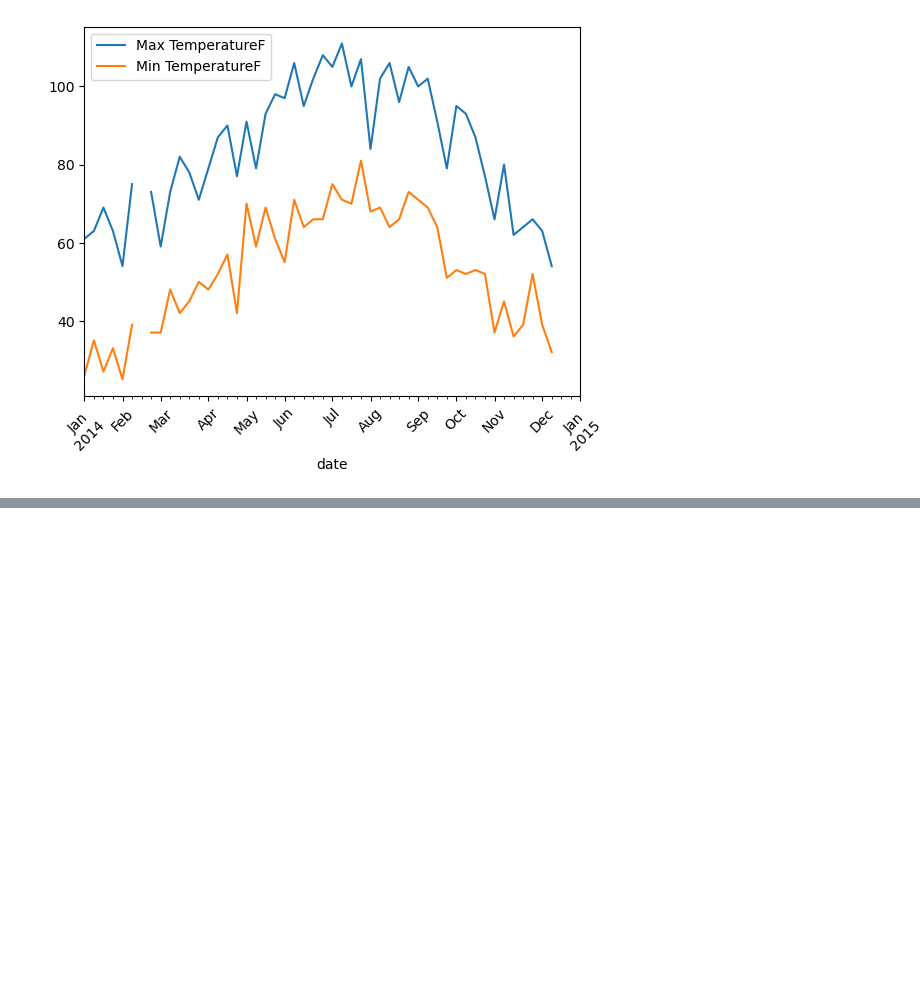
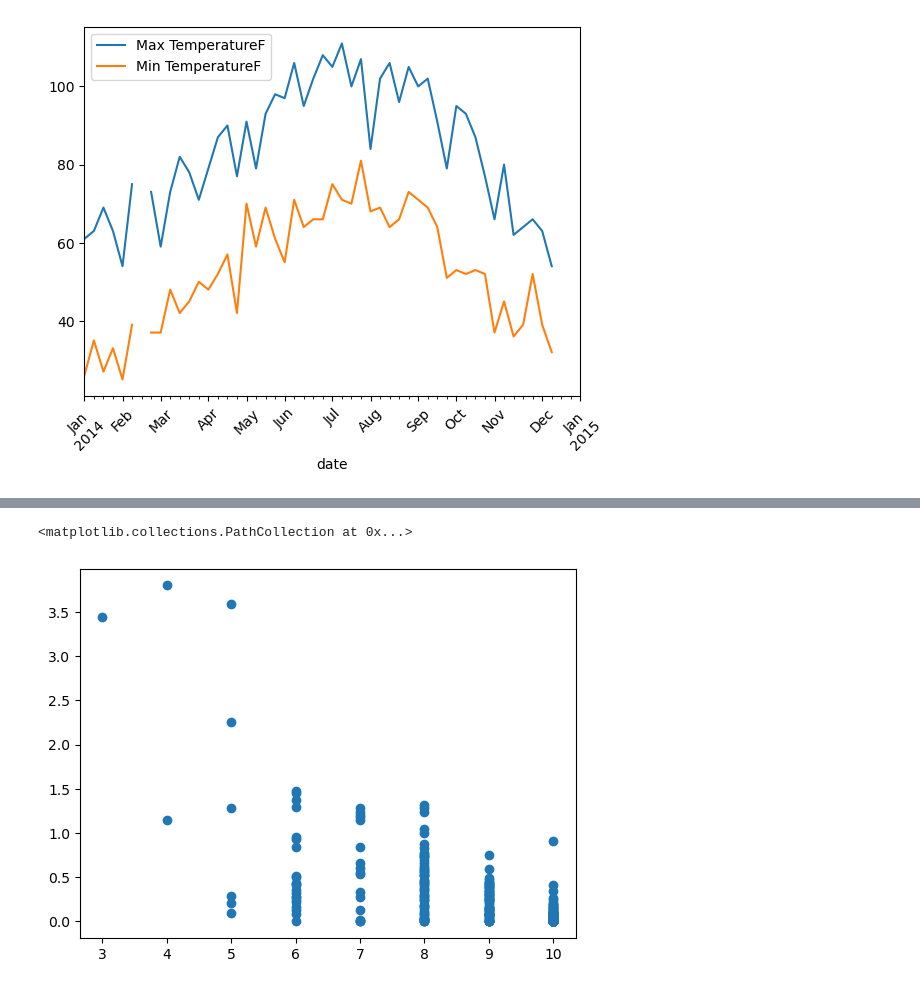
Before and after one commit to efakinpelu/data_science_python, a Jupyter notebook: us_weather/weather_visibility_check_on_temp_and_humidity.ipynb, the cells around one changed output, grey strips where cells are left out. Cells and saved outputs as stored; diff of their text form; code cells hidden in the pictures; blank space fills up the shorter version.

```diff
--- a/weather_visibility_check_on_temp_and_humidity.ipynb
+++ b/us_weather/weather_visibility_check_on_temp_and_humidity.ipynb
@@ -146,0 +205,13 @@ wkly_df_hlt.plot(rot=45)
+# %%
+"""PrecipitationIN and Mean Humidity are the most important variable in predicting visibility weather
+    Apply multiple linear regression to the two variables to determine the variable relationship to visibility
+"""
+
+
+linear = LinearRegression()
+
+""" Check Linearity between Mean VisibilityMiles and Precipiation """
+plt.scatter(df_w2014[' Mean VisibilityMiles'], df_w2014['PrecipitationIn'])
+# %% [output]
+<matplotlib.collections.PathCollection at 0x...>
+[figure, added]
```
Also changed, not shown: parts of 9 cells of this notebook, 2 other files.
